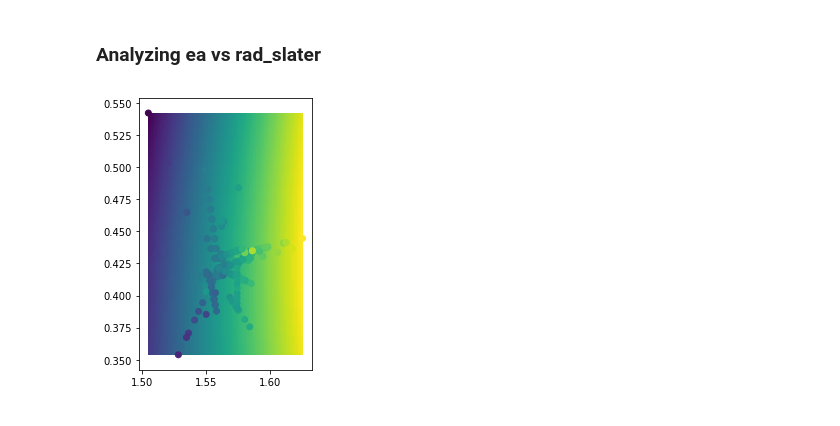
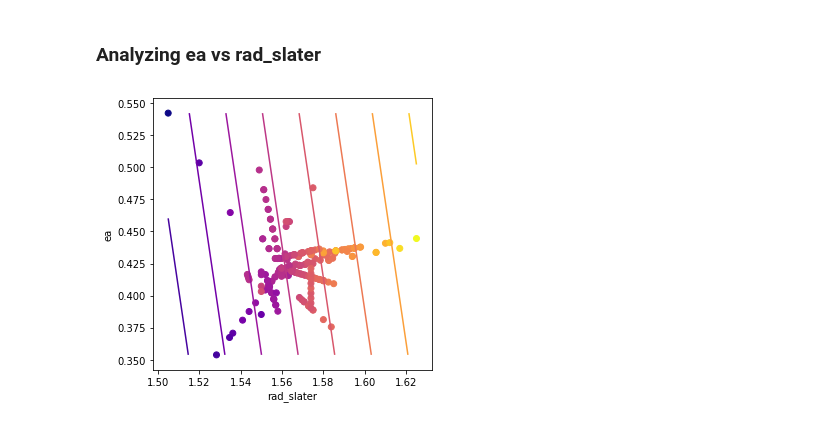
Before and after one commit to dskoda/smceramics, a Jupyter notebook: visualization.ipynb, the cells around one changed output. Cells and saved outputs as stored; diff of their text form; code cells hidden in the pictures.

Commit message:
contour map for highlighted correlation

```diff
--- a/visualization.ipynb
+++ b/visualization.ipynb
@@ -73,7 +76,7 @@ X, Y = np.meshgrid(
 XX = X.flatten()
 YY = Y.flatten()
 
-order = 2    # 1: linear, 2: quadratic
+order = 1    # 1: linear, 2: quadratic
 if order == 1:
     # best-fit linear plane
     A = np.c_[data[:,0], data[:,1], np.ones(data.shape[0])]
@@ -95,11 +98,16 @@ elif order == 2:
 # %%
 fig, ax = plt.subplots(1, 1, figsize=(5, 5))
 
-ax.imshow(Z, extent=(XX.min(), XX.max(), YY.min(), YY.max()),
-           interpolation='nearest', cmap='viridis')
+# ax.imshow(Z, extent=(XX.min(), XX.max(), YY.min(), YY.max()),
+#            interpolation='nearest', cmap='viridis')
 
-ax.scatter(data[:, 0], data[:, 1], c=data[:, 2])
+ax.contour(Z, extent=(XX.min(), XX.max(), YY.min(), YY.max()), cmap='plasma')
+
+ax.scatter(data[:, 0], data[:, 1], c=data[:, 2], cmap='plasma')
+ax.set_xlabel('rad_slater')
+ax.set_ylabel('ea')
+
 
 plt.show()
 # %% [output]
-[figure, old version]
+[figure, new version]
```
Also changed, not shown: parts of 2 cells of this notebook.
